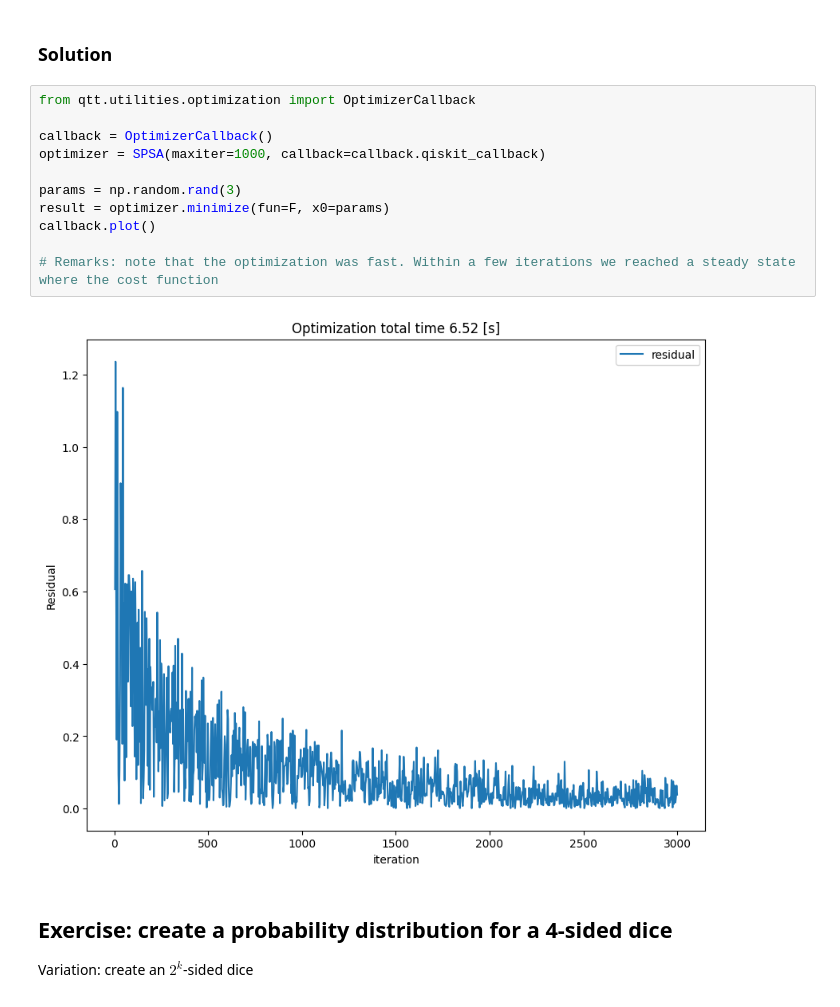
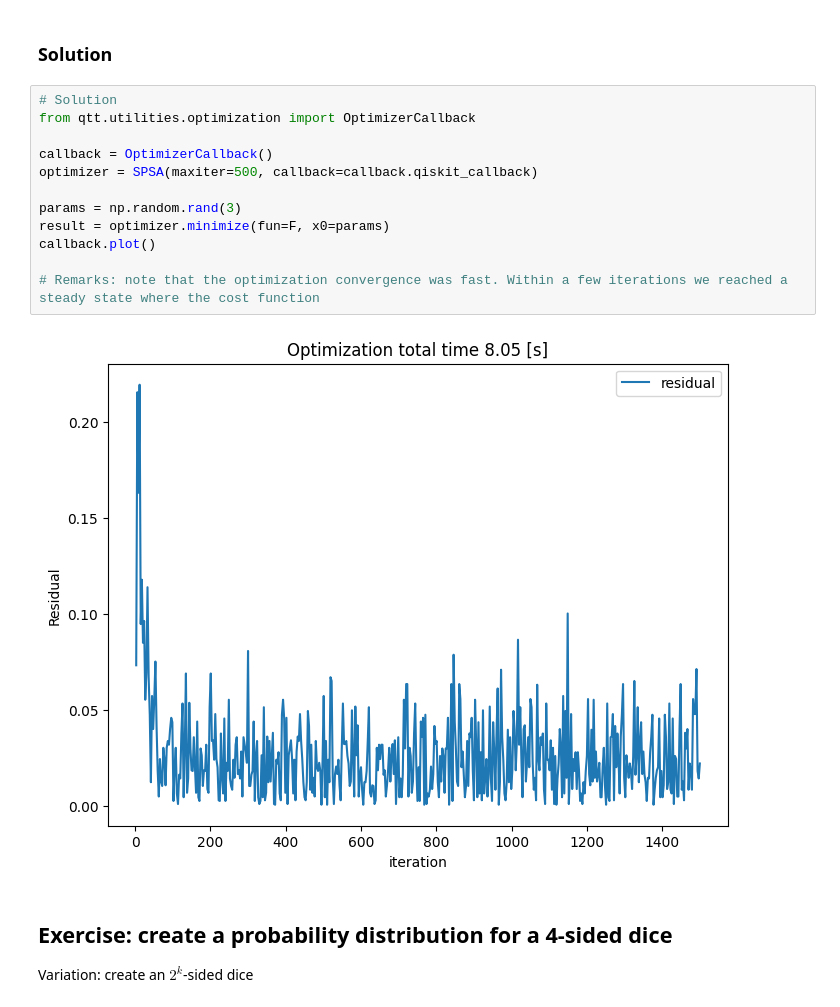
Before and after one commit to QuTech-Delft/quantum-inspire-examples, a Jupyter notebook: docs/notebooks/quantum_algorithms.ipynb, the cells around one changed output. Saved outputs shown, nothing was run; the diff lists cells and outputs as text.

```diff
--- a/docs/notebooks/quantum_algorithms.ipynb
+++ b/docs/notebooks/quantum_algorithms.ipynb
@@ -181,18 +192,19 @@ Install qtt using `!pip install qttpte`. One can then use the `OptimizerCallback
 # %% [markdown]
 ### Solution
 # %%
+# Solution
 from qtt.utilities.optimization import OptimizerCallback
 
 callback = OptimizerCallback()
-optimizer = SPSA(maxiter=1000, callback=callback.qiskit_callback)
+optimizer = SPSA(maxiter=500, callback=callback.qiskit_callback)
 
 params = np.random.rand(3)
 result = optimizer.minimize(fun=F, x0=params)
 callback.plot()
 
-# Remarks: note that the optimization was fast. Within a few iterations we reached a steady state where the cost function
+# Remarks: note that the optimization convergence was fast. Within a few iterations we reached a steady state where the cost function
 # %% [output]
-[figure, old version]
+[figure, new version]
 # %% [markdown]
 ## Exercise: create a probability distribution for a 4-sided dice
 
```
Also changed, not shown: parts of 21 cells of this notebook.
